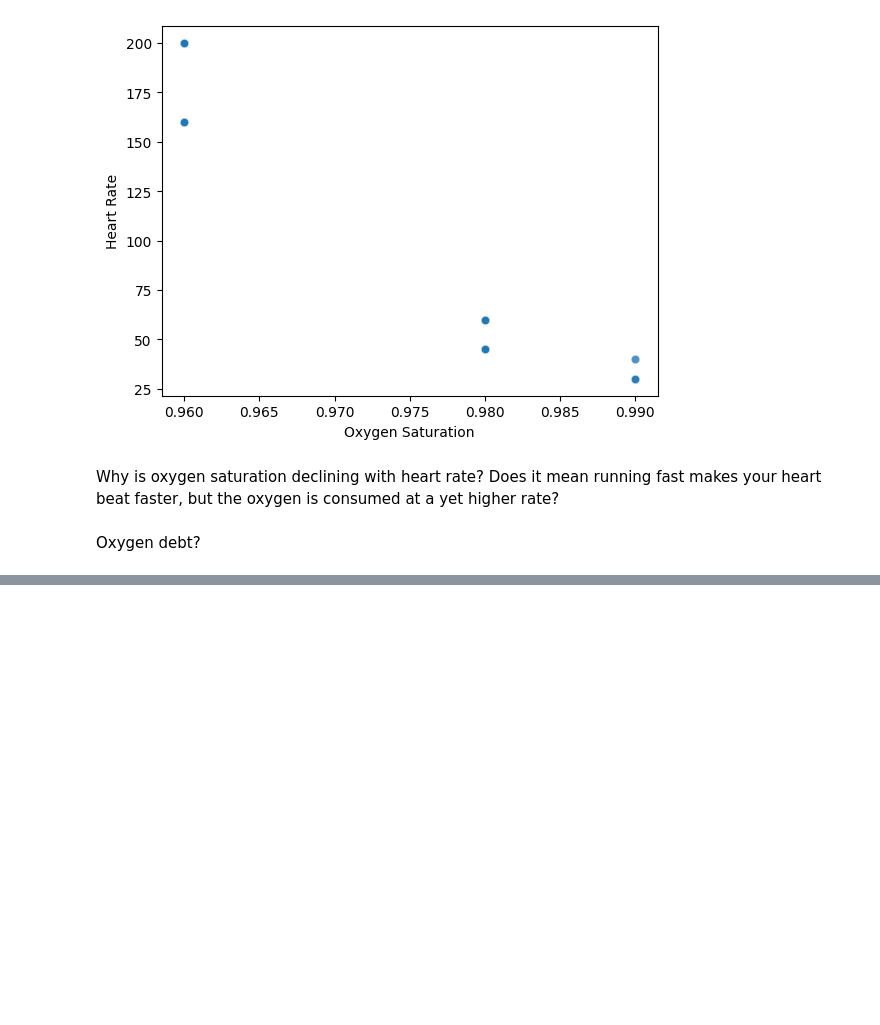
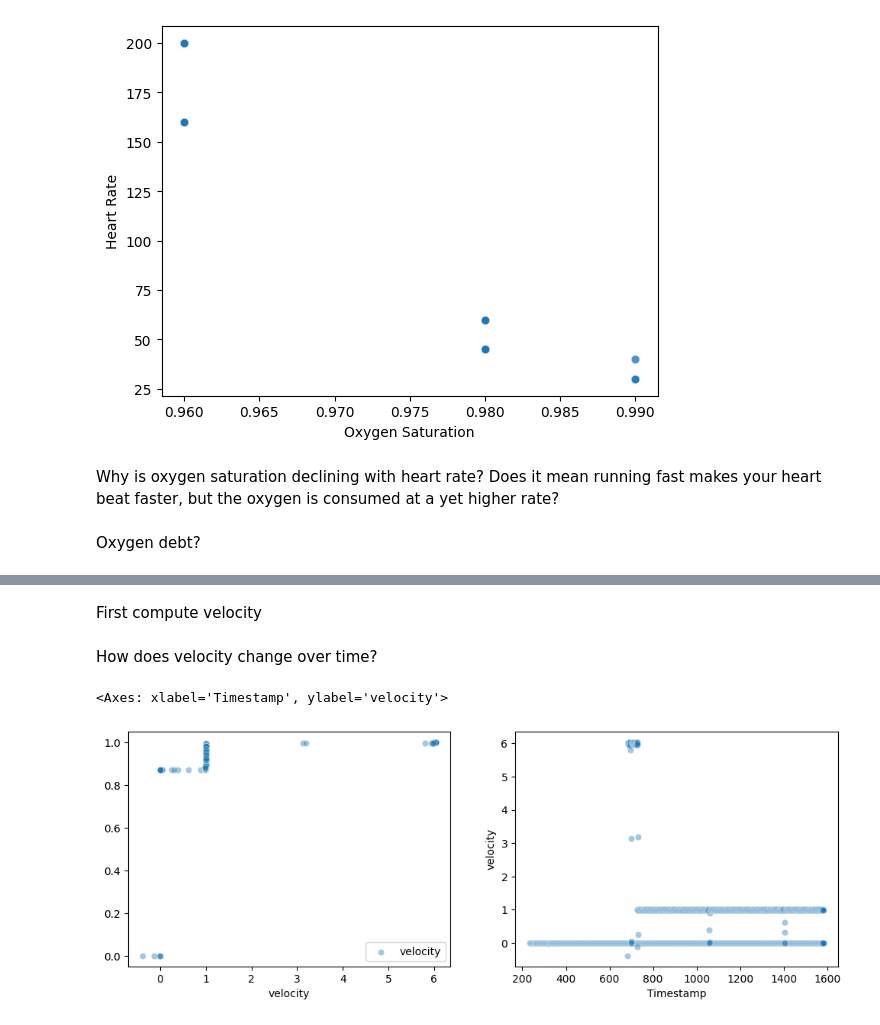
Before and after one commit to RahulSinghalChicago/iot-lab5, a Jupyter notebook: 00_Sim_logs_EDA.ipynb, the cells around one changed output, grey strips where cells are left out. Cells and saved outputs as stored; diff of their text form; code cells hidden in the pictures; blank space fills up the shorter version.

Commit message:
Added "velocity CDF" and kymograph

```diff
--- a/00_Sim_logs_EDA.ipynb
+++ b/00_Sim_logs_EDA.ipynb
@@ -209,0 +230,28 @@ Oxygen debt?
+# %% [markdown]
+First compute velocity
+# %%
+def distance(X):
+    if isinstance(X, pd.Series):
+        X = np.array(list(X))
+    return np.sqrt(np.sum(np.power(np.diff(X, axis=0), 2), axis=1))
+# %%
+def velocity(X, t):
+    X = distance(X)
+    t = np.diff(t)
+    return X/t
+# %%
+df['velocity'] = np.array([0, *velocity(df.Location, df.Timestamp)])
+# %% [markdown]
+How does velocity change over time?
+# %%
+col = 'velocity'
+ecdf = sm.distributions.ECDF(df[col])
+
+# Plot the CDF
+fig, axes = plt.subplots(1, 2, figsize=(12, 4))
+#axes[0].plot(ecdf.x, ecdf.y)
+sns.scatterplot(x=df[col], y=ecdf(df[col]), alpha=0.4, ax=axes[0], label=col)
+sns.scatterplot(x=df['Timestamp'], y=df[col], alpha=0.4, ax=axes[1])
+# %% [output]
+<Axes: xlabel='Timestamp', ylabel='velocity'>
+[figure, added]
```
Also changed, not shown: parts of 9 cells of this notebook.
